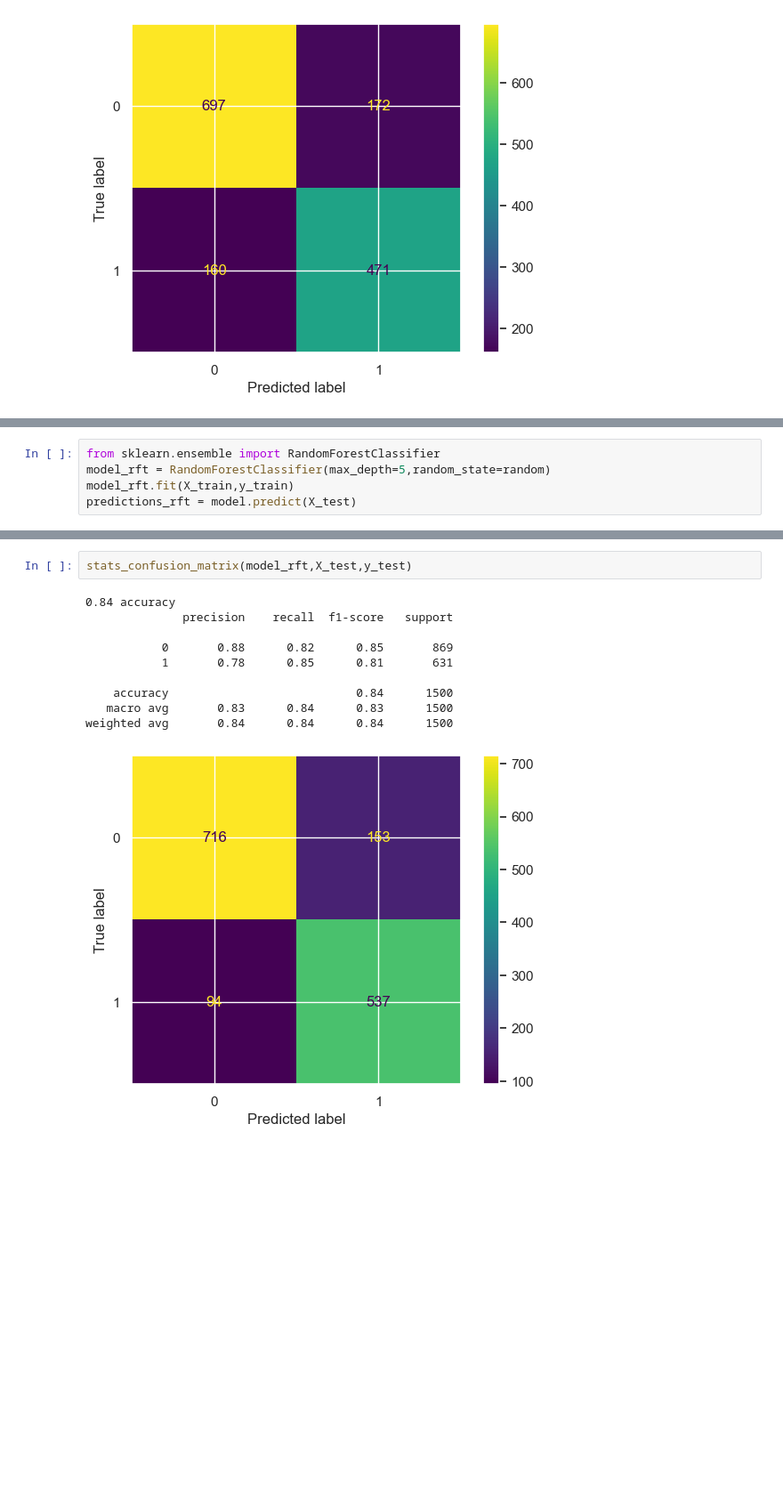
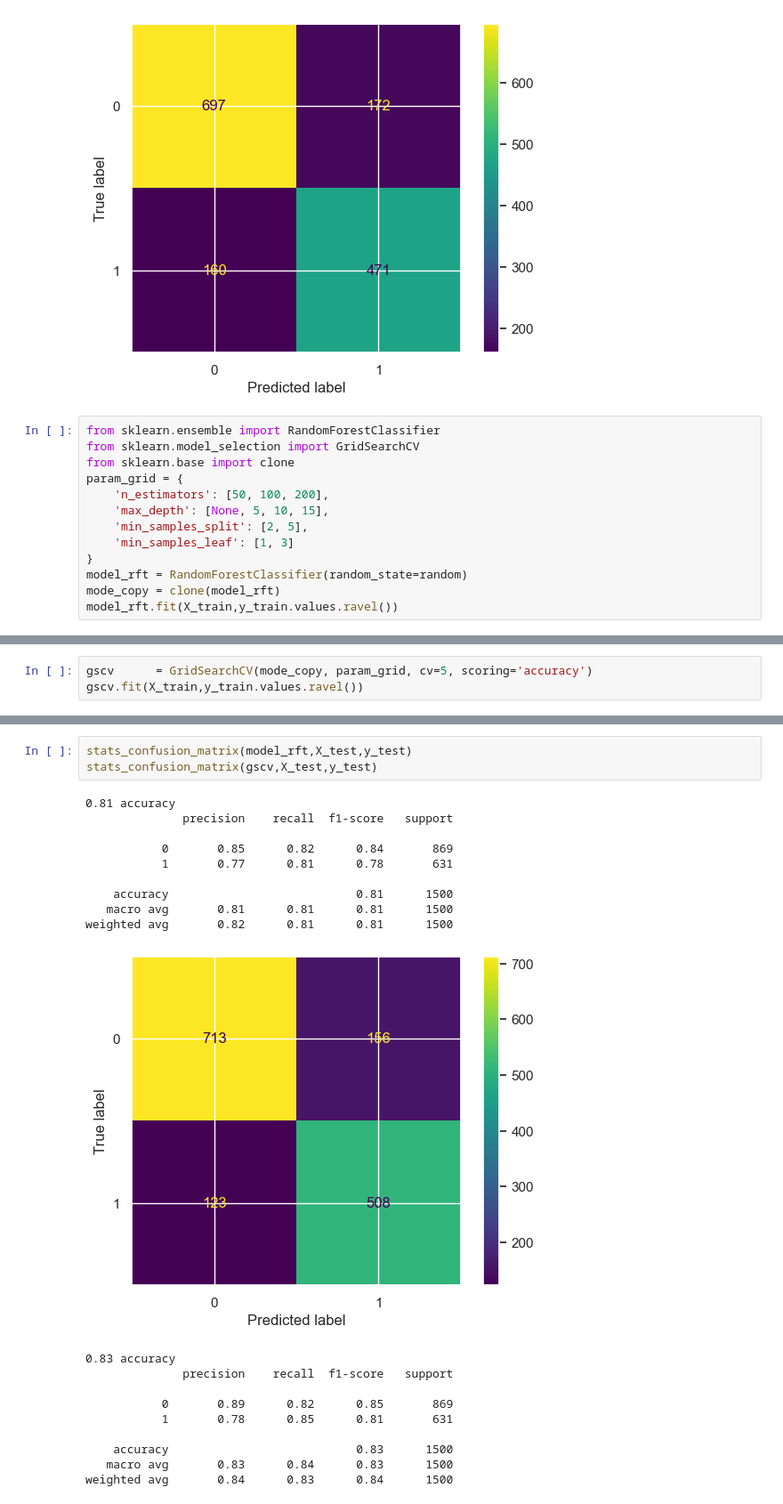
Before and after one commit to JoseBambora/ProjetoDAA, a Jupyter notebook: DatasetGroup/decision_tree.ipynb, the cells around one changed output, grey strips where cells are left out. Shown at 89% size. Saved outputs shown, nothing was run; the diff lists cells and outputs as text; blank space fills up the shorter version.

Commit message:
Used GridSearch to RandomForestTrees.

```diff
--- a/DatasetGroup/decision_tree.ipynb
+++ b/DatasetGroup/decision_tree.ipynb
@@ -145,3 +145,16 @@ stats_confusion_matrix(model,X_test,y_test)
    macro avg       0.77      0.77      0.77      1500
 weighted avg       0.78      0.78      0.78      1500
 [figure]
+# %%
+from sklearn.ensemble import RandomForestClassifier
+from sklearn.model_selection import GridSearchCV
+from sklearn.base import clone
+param_grid = {
+    'n_estimators': [50, 100, 200],
+    'max_depth': [None, 5, 10, 15],
+    'min_samples_split': [2, 5],
+    'min_samples_leaf': [1, 3]
+}
+model_rft = RandomForestClassifier(random_state=random)
+mode_copy = clone(model_rft)
+model_rft.fit(X_train,y_train.values.ravel())
@@ -148,5 +163,3 @@ weighted avg       0.78      0.78      0.78      1500
 # %%
-from sklearn.ensemble import RandomForestClassifier
-model_rft = RandomForestClassifier(max_depth=5,random_state=random)
-model_rft.fit(X_train,y_train)
-predictions_rft = model.predict(X_test)
+gscv      = GridSearchCV(mode_copy, param_grid, cv=5, scoring='accuracy')
+gscv.fit(X_train,y_train.values.ravel())
@@ -170,13 +205,23 @@ print(fbeta_score(y_test,predictions_rft,beta=0.25))
 # %%
 stats_confusion_matrix(model_rft,X_test,y_test)
+stats_confusion_matrix(gscv,X_test,y_test)
 # %% [output]
-0.84 accuracy
+0.81 accuracy
               precision    recall  f1-score   support
 
-           0       0.88      0.82      0.85       869
-           1       0.78      0.85      0.81       631
+           0       0.85      0.82      0.84       869
+           1       0.77      0.81      0.78       631
 
-    accuracy                           0.84      1500
-   macro avg       0.83      0.84      0.83      1500
-weighted avg       0.84      0.84      0.84      1500
+    accuracy                           0.81      1500
+   macro avg       0.81      0.81      0.81      1500
+weighted avg       0.82      0.81      0.81      1500
-[figure, old version]
+[figure, new version]
+0.83 accuracy
+              precision    recall  f1-score   support
+
+           0       0.89      0.82      0.85       869
+           1       0.78      0.85      0.81       631
+
+    accuracy                           0.83      1500
+   macro avg       0.83      0.84      0.83      1500
+weighted avg       0.84      0.83      0.84      1500
```
Also changed, not shown: parts of 5 cells of this notebook, 2 other files.
